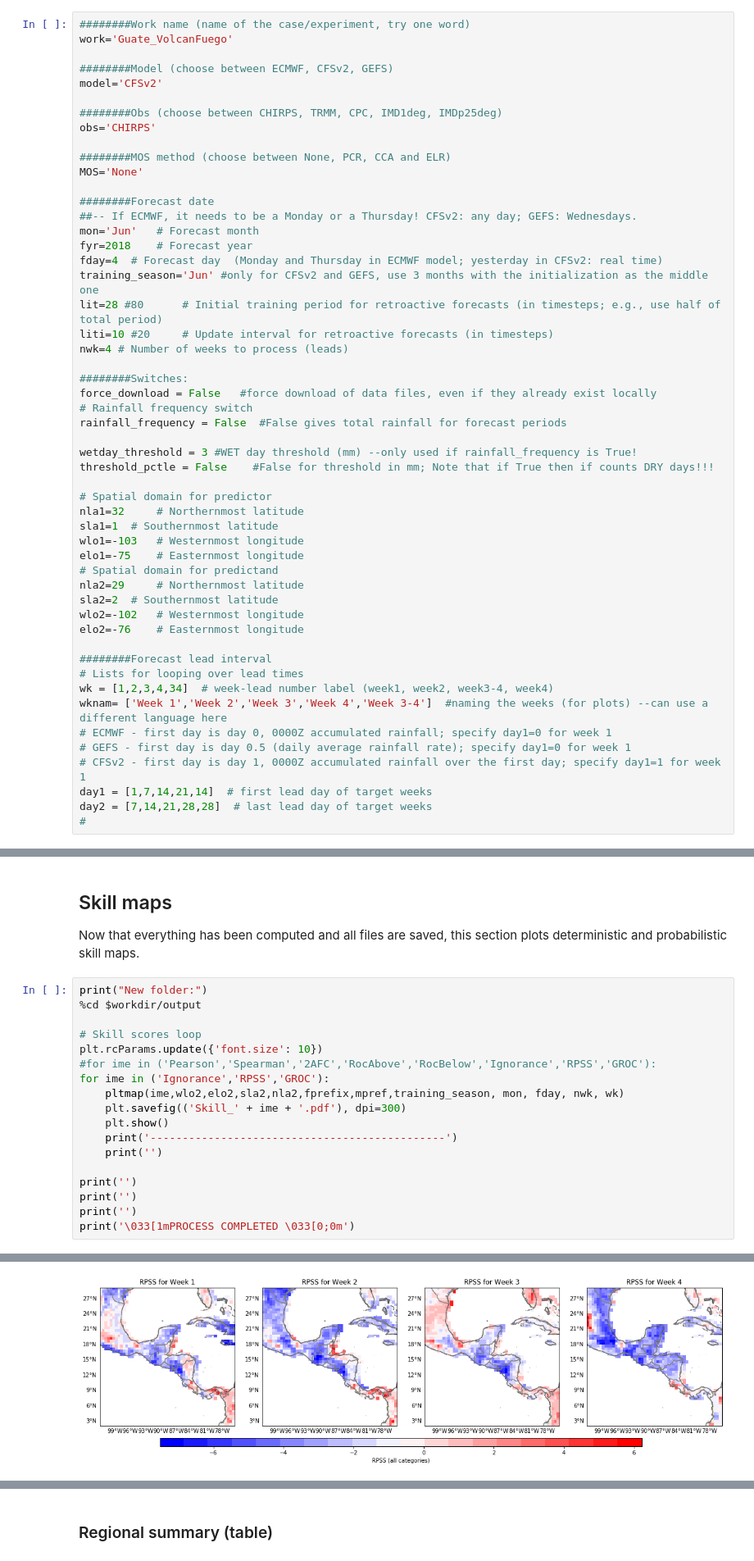
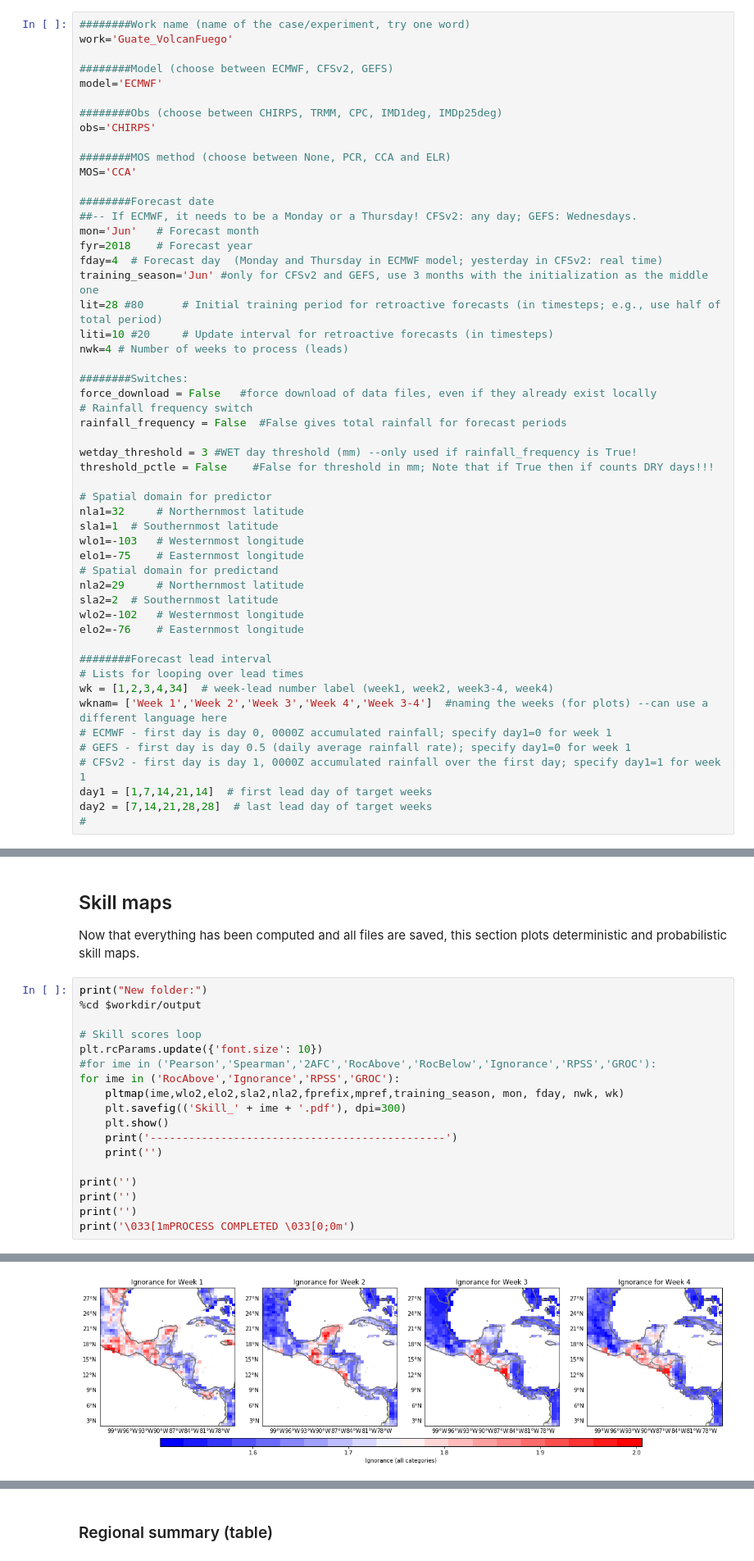
Before and after one commit to ssilje/iri-pycpt, a Jupyter notebook: PyCPT_s2sv1.7.ipynb, the cells around one changed output, grey strips where cells are left out. Shown at 82% size. Drawn from its saved outputs; the diff is of its cells as text.

```diff
--- a/PyCPT_s2sv1.7.ipynb
+++ b/PyCPT_s2sv1.7.ipynb
@@ -47,13 +47,13 @@ Here the user configures the case study
 work='Guate_VolcanFuego'
 
 ########Model (choose between ECMWF, CFSv2, GEFS)
-model='CFSv2'
+model='ECMWF'
 
 ########Obs (choose between CHIRPS, TRMM, CPC, IMD1deg, IMDp25deg)
 obs='CHIRPS'
 
 ########MOS method (choose between None, PCR, CCA and ELR)
-MOS='None'
+MOS='CCA'
 
 ########Forecast date
 ##-- If ECMWF, it needs to be a Monday or a Thursday! CFSv2: any day; GEFS: Wednesdays.
@@ -312,7 +317,7 @@ print("New folder:")
 # Skill scores loop
 plt.rcParams.update({'font.size': 10})
 #for ime in ('Pearson','Spearman','2AFC','RocAbove','RocBelow','Ignorance','RPSS','GROC'):
-for ime in ('Ignorance','RPSS','GROC'):
+for ime in ('RocAbove','Ignorance','RPSS','GROC'):
     pltmap(ime,wlo2,elo2,sla2,nla2,fprefix,mpref,training_season, mon, fday, nwk, wk)
     plt.savefig(('Skill_' + ime + '.pdf'), dpi=300)
     plt.show()
@@ -330,3 +335,3 @@ New folder:
 ----------------------------------------------
-[figure, old version]
+[figure, new version]
 ----------------------------------------------
```
Also changed, not shown: parts of 2 cells of this notebook, 1 other file.
